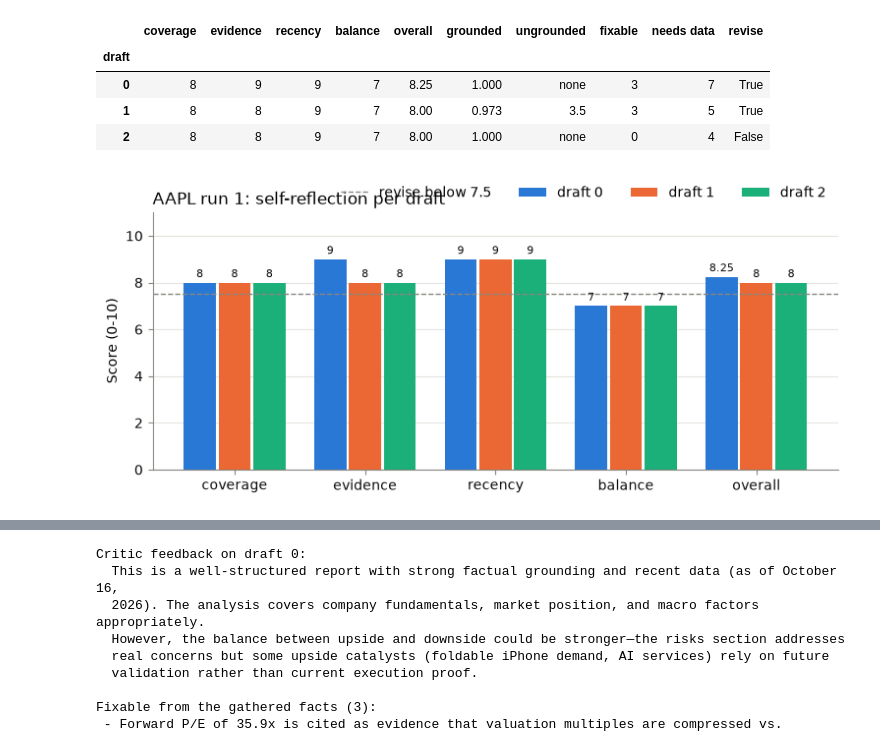
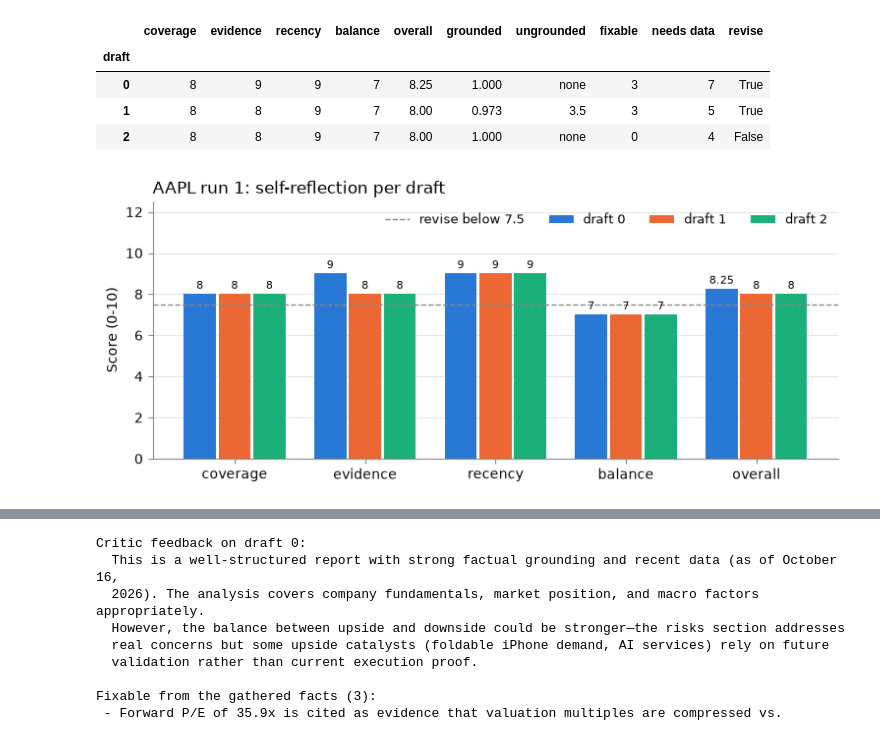
Before and after one commit to pdhinaka/AAI-520-NLP-Final-Team-Project-Group7, a Jupyter notebook: notebooks/final_notebook.ipynb, the cells around one changed output, grey strips where cells are left out. Drawn from its saved outputs; the diff is of its cells as text; code cells hidden in the pictures.

```diff
--- a/notebooks/final_notebook.ipynb
+++ b/notebooks/final_notebook.ipynb
@@ -934,24 +1006,23 @@ Revise when overall < 7.5, a number is ungrounded, or the critic lists a gap the
 # %%
 # Four criteria and the overall score for each draft, with the
 # revision threshold. Drafts get the categorical colors in order.
 cols = ["coverage", "evidence", "recency", "balance", "overall"]
 x = np.arange(len(cols))
 n = len(refl)
 width = 0.8 / n
 fig, ax = plt.subplots(figsize=(9, 3.4))
 for i, (draft, rowv) in enumerate(refl.iterrows()):
     bars = ax.bar(x + (i - (n - 1) / 2) * width, rowv[cols].astype(float),
                   width * 0.92, color=SERIES[i % len(SERIES)],
                   label=f"draft {draft}")
     ax.bar_label(bars, fmt="%g", fontsize=8, padding=2, color=INK)
 ax.axhline(research_agent.REVISE_BELOW, color=MUTED, ls="--", lw=1,
            label=f"revise below {research_agent.REVISE_BELOW}")
-ax.set(xticks=x, xticklabels=cols, ylim=(0, 11), ylabel="Score (0-10)",
+ax.set(xticks=x, xticklabels=cols, ylim=(0, 12.5), ylabel="Score (0-10)",
        title=f"{TICKER} run 1: self-reflection per draft")
-ax.legend(frameon=False, ncols=n + 1, loc="lower right",
-          bbox_to_anchor=(1, 1))
+ax.legend(frameon=False, ncols=n + 1, loc="upper right", fontsize=9)
 style(ax)
 plt.show()
 # %% [output]
-[figure, old version]
+[figure, new version]
 # %% [markdown]
```
Also changed, not shown: parts of 36 cells of this notebook.
